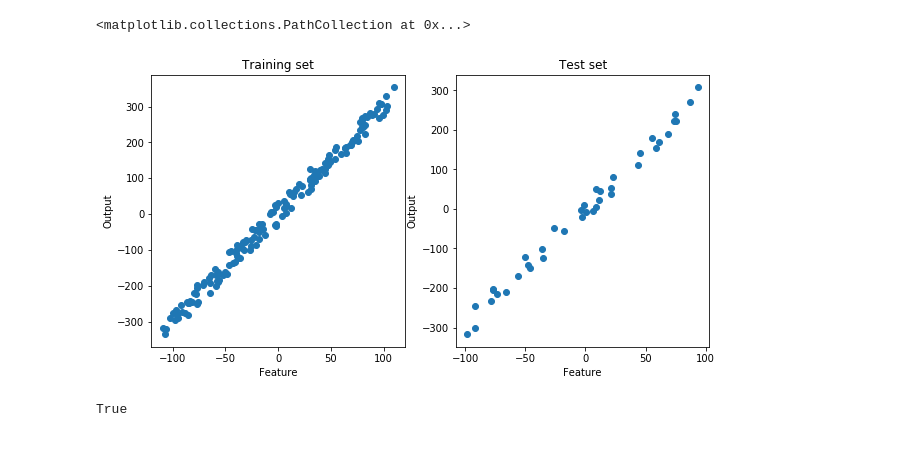
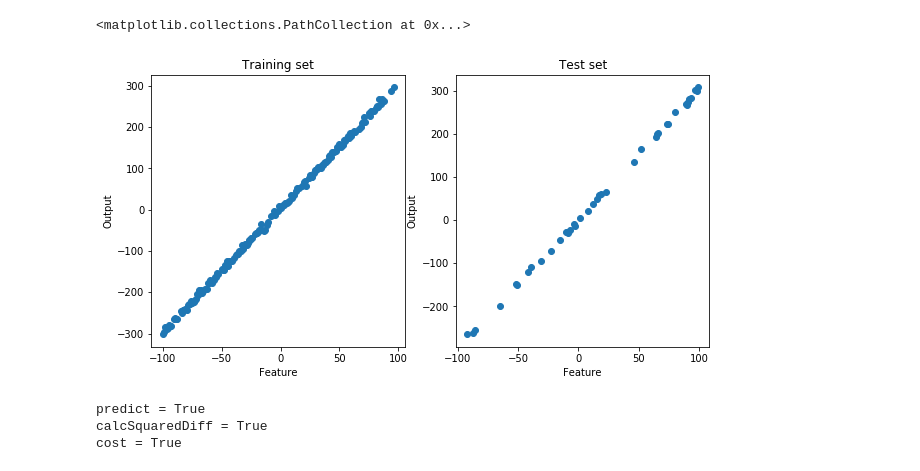
Before and after one commit to rZinnatov/machine-learning, a Jupyter notebook: supervised/regression/linear/univariate/plain-python.ipynb, the cells around one changed output. Saved outputs shown, nothing was run; the diff lists cells and outputs as text; code cells hidden in the pictures.

```diff
--- a/supervised/regression/linear/univariate/plain-python.ipynb
+++ b/supervised/regression/linear/univariate/plain-python.ipynb
@@ -6,38 +5,36 @@ import numpy as np
 # %%
 # generate a dataset
 
 import random
 
 def f(x):
     slope = 3
     yIntersept = 4
-    yVariance = 30
-    return (slope * x) + yIntersept + random.uniform(-yVariance, yVariance)
+    return (slope * x) + yIntersept + random.normalvariate(0, 5)
 
-xVariance = 15
-features = [x + random.uniform(-xVariance, xVariance) for x in range(-100, 100)]
+features = range(-100, 100)
 outputs = list(map(f, features))
 
 allDataSet = list(zip(features, outputs))
 random.shuffle(allDataSet)
 trainingSet = allDataSet[:160]
 testSet = allDataSet[161:]
 
 # plot data sets
 fig, (pltLeft, pltRight) = plt.subplots(1, 2, figsize=(10, 5))
 
 pltLeft.title.set_text('Training set')
 pltLeft.set_xlabel('Feature')
 pltLeft.set_ylabel('Output')
 pltLeft.scatter(*zip(*trainingSet))
 
 pltRight.title.set_text('Test set')
 pltRight.set_xlabel('Feature')
 pltRight.set_ylabel('Output')
 pltRight.scatter(*zip(*testSet))
 # %% [output]
 <matplotlib.collections.PathCollection at 0x...>
-[figure, old version]
+[figure, new version]
 # %%
 # introduce a cost function
 
@@ -53,6 +50,12 @@ def cost(dataSet, parameters):
     squaredDiff = map(lambda example: calcSquaredDiff(example, parameters), dataSet)
     return sum(squaredDiff) / (2 * len(dataSet))
 
-cost([(1, 2), (2, 5)], [0, 0]) == 7.25
+
+# unit tests
+print(f'predict = {predict(3, [1, 2]) == 7}')
+print(f'calcSquaredDiff = {calcSquaredDiff([3, 2], [1, 2]) == 25}')
+print(f'cost = {cost([(1, 2), (2, 5)], [0, 0]) == 7.25}')
 # %% [output]
-True
+predict = True
+calcSquaredDiff = True
+cost = True
```
Also changed, not shown: parts of 6 cells of this notebook.
